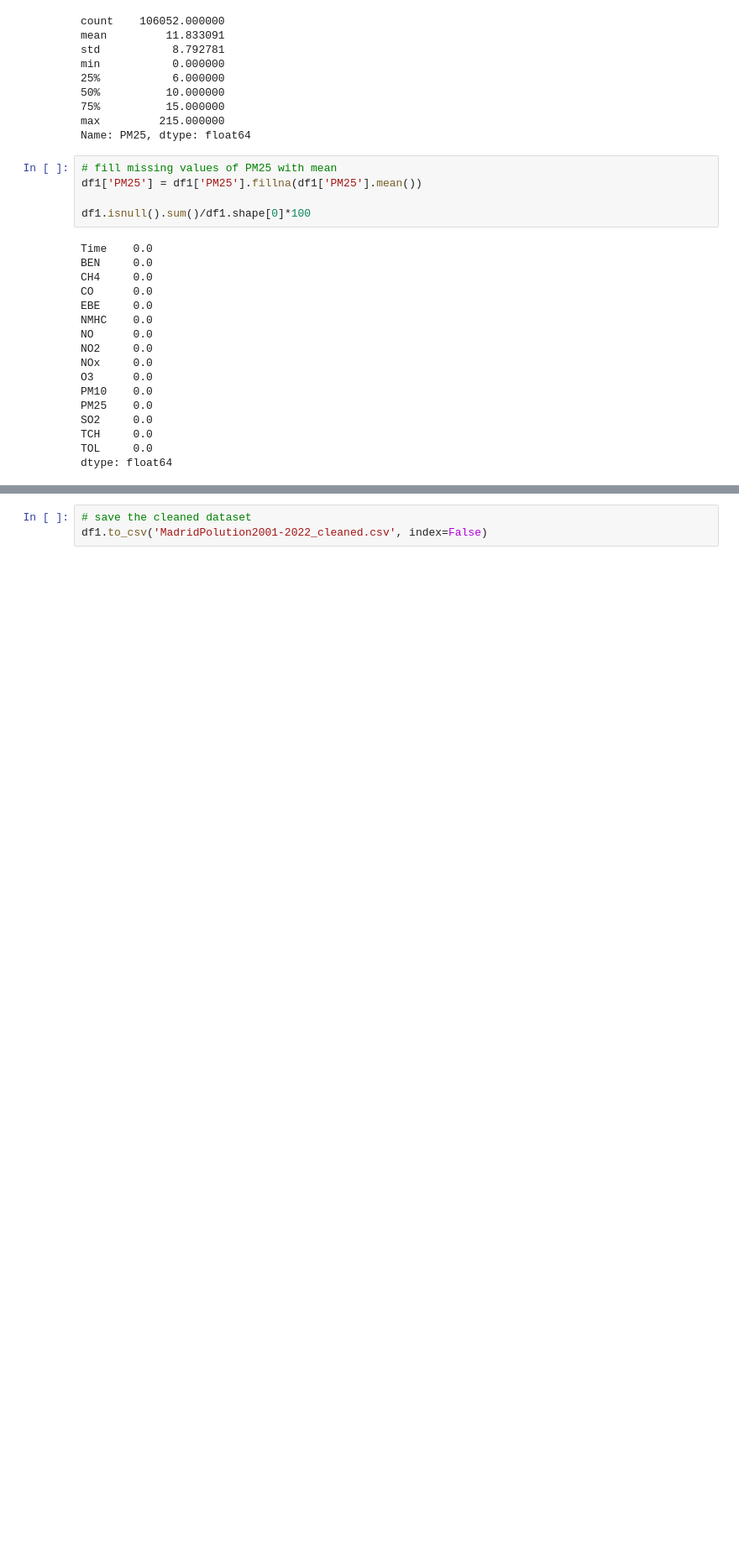
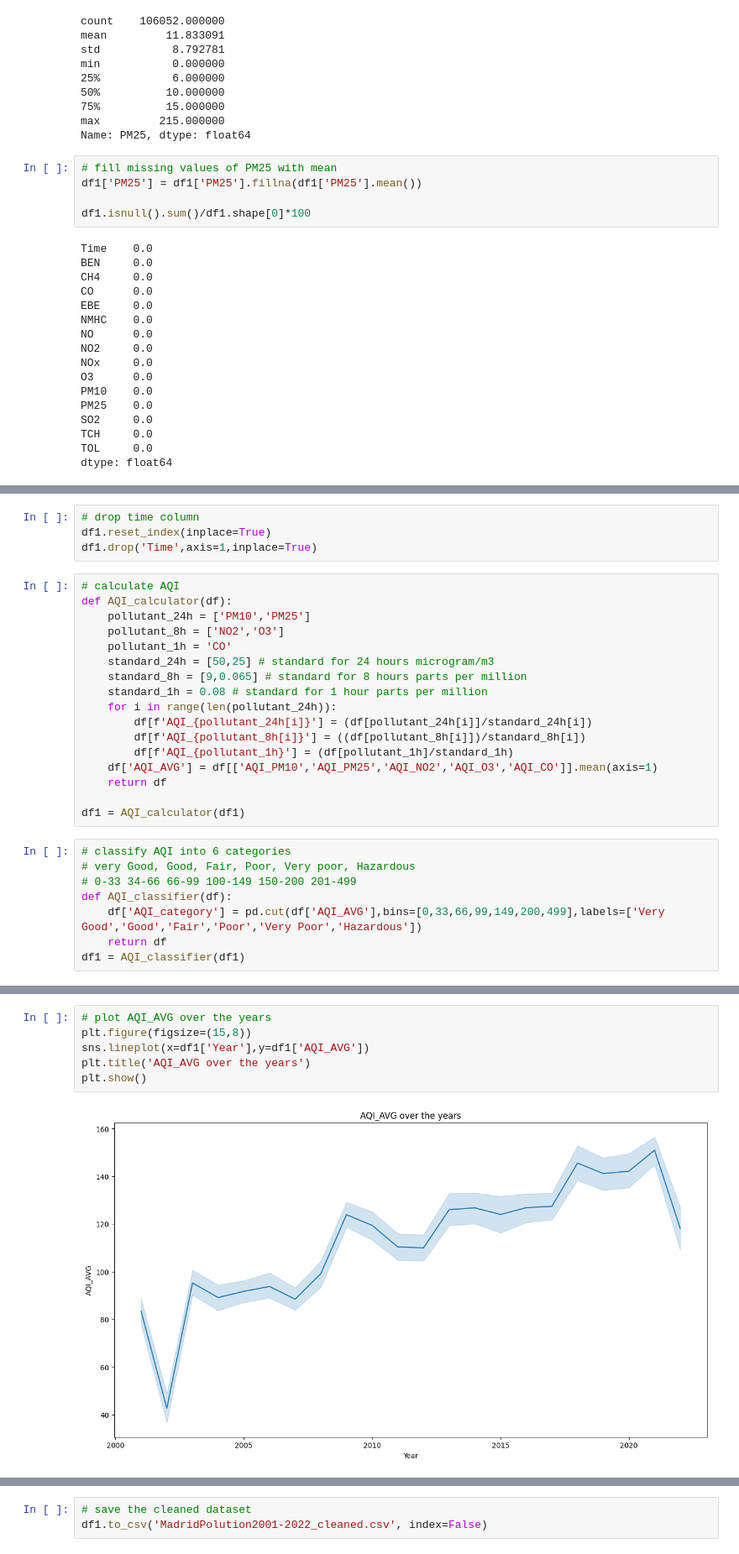
Before and after one commit to Turki-Moha/DS-project, a Jupyter notebook: Air polution.ipynb, the cells around one changed output, grey strips where cells are left out. Shown at 84% size. Drawn from its saved outputs; the diff is of its cells as text; blank space fills up the shorter version.

```diff
--- a/Air polution.ipynb
+++ b/Air polution.ipynb
@@ -336,0 +324,29 @@ df1.head()
+# %%
+# drop time column
+df1.reset_index(inplace=True)
+df1.drop('Time',axis=1,inplace=True)
+# %%
+# calculate AQI
+def AQI_calculator(df):
+    pollutant_24h = ['PM10','PM25']
+    pollutant_8h = ['NO2','O3']
+    pollutant_1h = 'CO'
+    standard_24h = [50,25] # standard for 24 hours microgram/m3
+    standard_8h = [9,0.065] # standard for 8 hours parts per million
+    standard_1h = 0.08 # standard for 1 hour parts per million
+    for i in range(len(pollutant_24h)):
+        df[f'AQI_{pollutant_24h[i]}'] = (df[pollutant_24h[i]]/standard_24h[i])
+        df[f'AQI_{pollutant_8h[i]}'] = ((df[pollutant_8h[i]])/standard_8h[i])
+        df[f'AQI_{pollutant_1h}'] = (df[pollutant_1h]/standard_1h)
+    df['AQI_AVG'] = df[['AQI_PM10','AQI_PM25','AQI_NO2','AQI_O3','AQI_CO']].mean(axis=1)
+    return df
+
+df1 = AQI_calculator(df1)
+# %%
+# classify AQI into 6 categories
+# very Good, Good, Fair, Poor, Very poor, Hazardous
+# 0-33 34-66 66-99 100-149 150-200 201-499
+def AQI_classifier(df):
+    df['AQI_category'] = pd.cut(df['AQI_AVG'],bins=[0,33,66,99,149,200,499],labels=['Very Good','Good','Fair','Poor','Very Poor','Hazardous'])
+    return df
+df1 = AQI_classifier(df1)
@@ -336,0 +368,8 @@ df1.head()
+# %%
+# plot AQI_AVG over the years
+plt.figure(figsize=(15,8))
+sns.lineplot(x=df1['Year'],y=df1['AQI_AVG'])
+plt.title('AQI_AVG over the years')
+plt.show()
+# %% [output]
+[figure, added]
```
Also changed, not shown: parts of 20 cells of this notebook, 1 other file.
